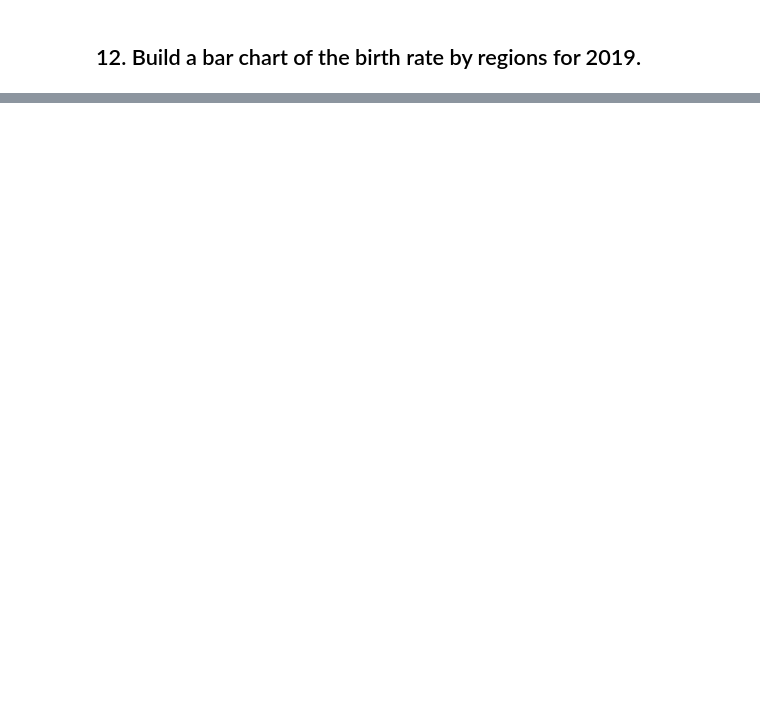
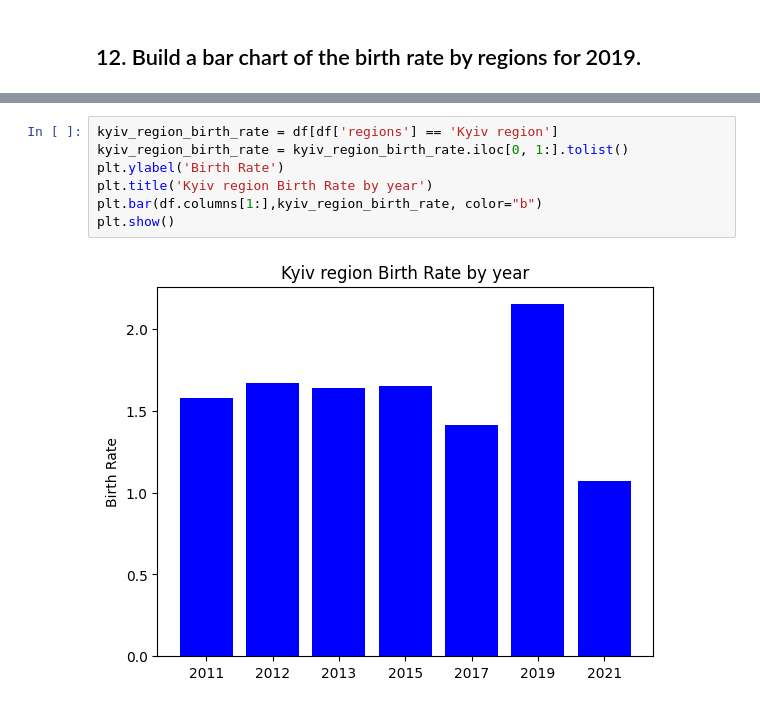
Before and after one commit to KamilGrundas/Data_science, a Jupyter notebook: homework_2/part_1/Hw2.1.ipynb, the cells around one changed output, grey strips where cells are left out. Saved outputs shown, nothing was run; the diff lists cells and outputs as text; blank space fills up the shorter version.

```diff
--- a/homework_2/part_1/Hw2.1.ipynb
+++ b/homework_2/part_1/Hw2.1.ipynb
@@ -42,0 +167,9 @@ df.shape
+# %%
+kyiv_region_birth_rate = df[df['regions'] == 'Kyiv region']
+kyiv_region_birth_rate = kyiv_region_birth_rate.iloc[0, 1:].tolist()
+plt.ylabel('Birth Rate')
+plt.title('Kyiv region Birth Rate by year')
+plt.bar(df.columns[1:],kyiv_region_birth_rate, color="b")
+plt.show()
+# %% [output]
+[figure, added]
```
Also changed, not shown: parts of 14 cells of this notebook, 2 other files.
